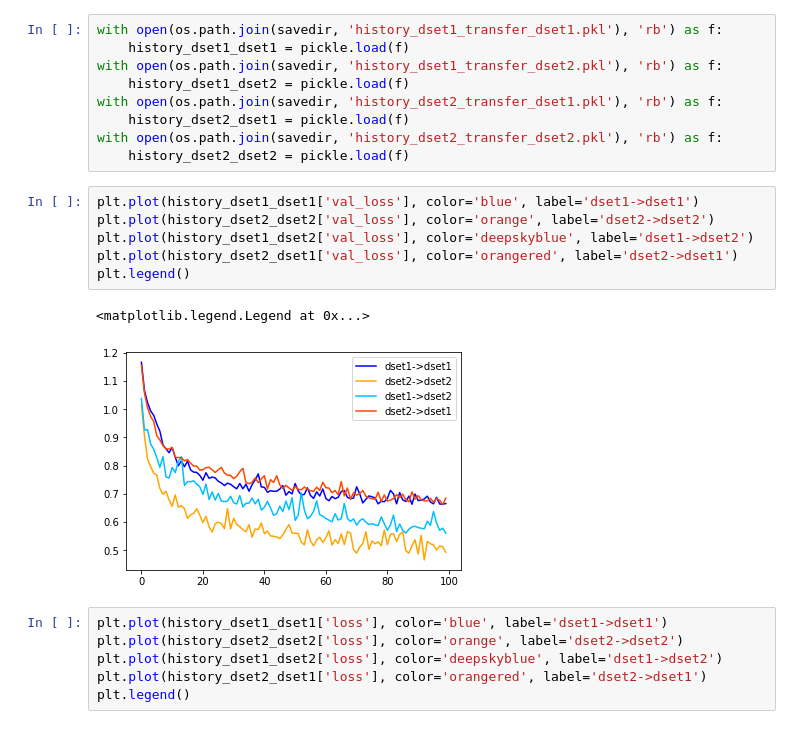
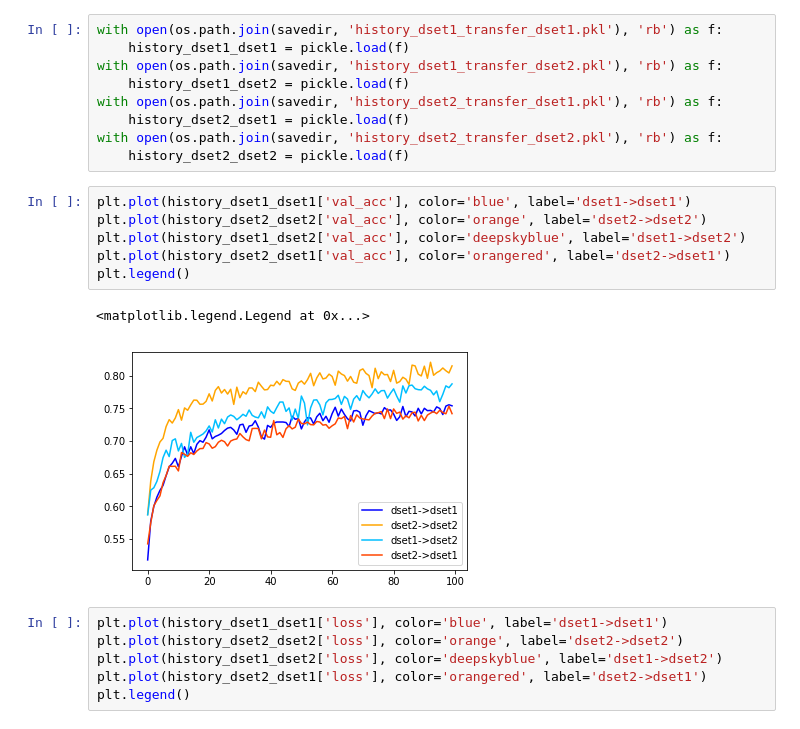
Before and after one commit to AlexStasik/UniquenessOfCNNLearning, a Jupyter notebook: code/transfer_learning.ipynb, the cells around one changed output. Cells and saved outputs as stored; diff of their text form.

```diff
--- a/code/transfer_learning.ipynb
+++ b/code/transfer_learning.ipynb
@@ -365,14 +360,14 @@ with open(os.path.join(savedir, 'history_dset2_transfer_dset1.pkl'), 'rb') as f:
 with open(os.path.join(savedir, 'history_dset2_transfer_dset2.pkl'), 'rb') as f:
     history_dset2_dset2 = pickle.load(f)
 # %%
-plt.plot(history_dset1_dset1['val_loss'], color='blue', label='dset1->dset1')
-plt.plot(history_dset2_dset2['val_loss'], color='orange', label='dset2->dset2')
-plt.plot(history_dset1_dset2['val_loss'], color='deepskyblue', label='dset1->dset2')
-plt.plot(history_dset2_dset1['val_loss'], color='orangered', label='dset2->dset1')
+plt.plot(history_dset1_dset1['val_acc'], color='blue', label='dset1->dset1')
+plt.plot(history_dset2_dset2['val_acc'], color='orange', label='dset2->dset2')
+plt.plot(history_dset1_dset2['val_acc'], color='deepskyblue', label='dset1->dset2')
+plt.plot(history_dset2_dset1['val_acc'], color='orangered', label='dset2->dset1')
 plt.legend()
 # %% [output]
 <matplotlib.legend.Legend at 0x...>
-[figure, old version]
+[figure, new version]
 # %%
 plt.plot(history_dset1_dset1['loss'], color='blue', label='dset1->dset1')
 plt.plot(history_dset2_dset2['loss'], color='orange', label='dset2->dset2')
```
Also changed, not shown: parts of 8 cells of this notebook.
